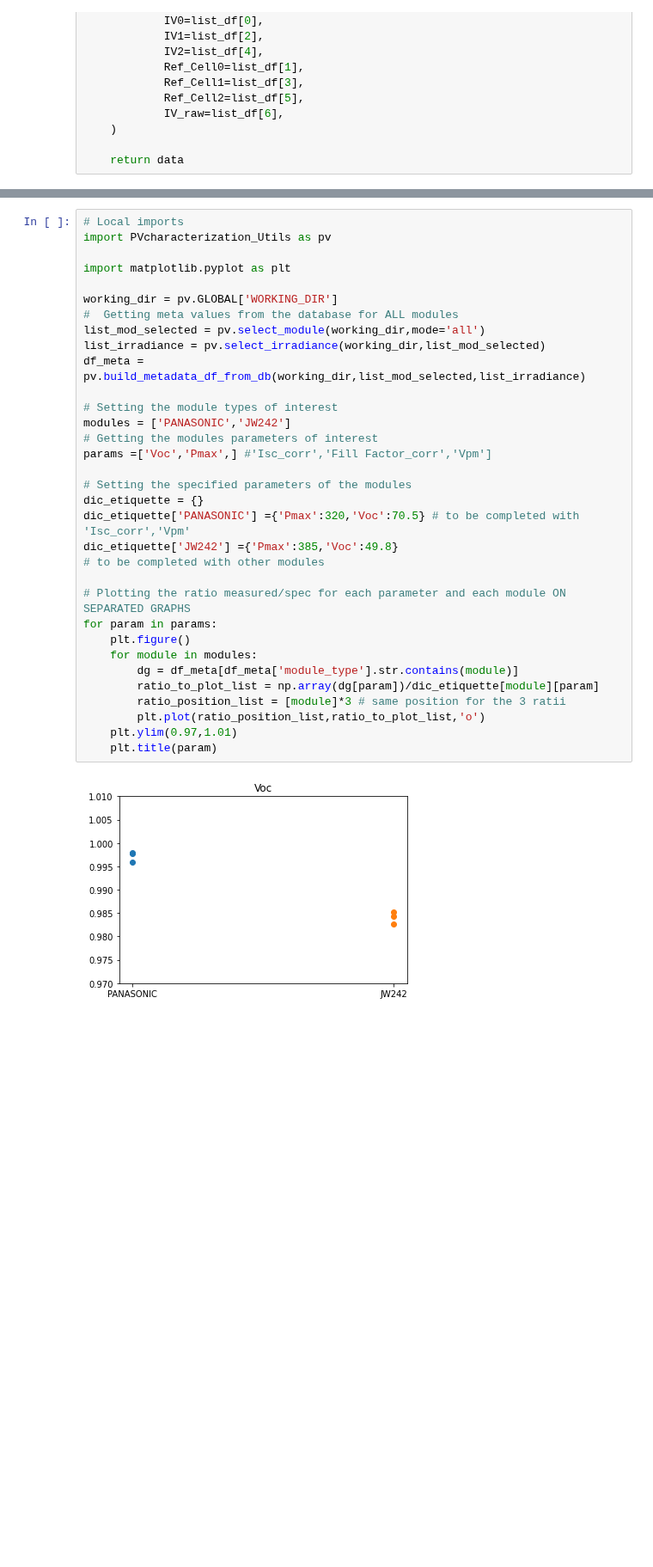
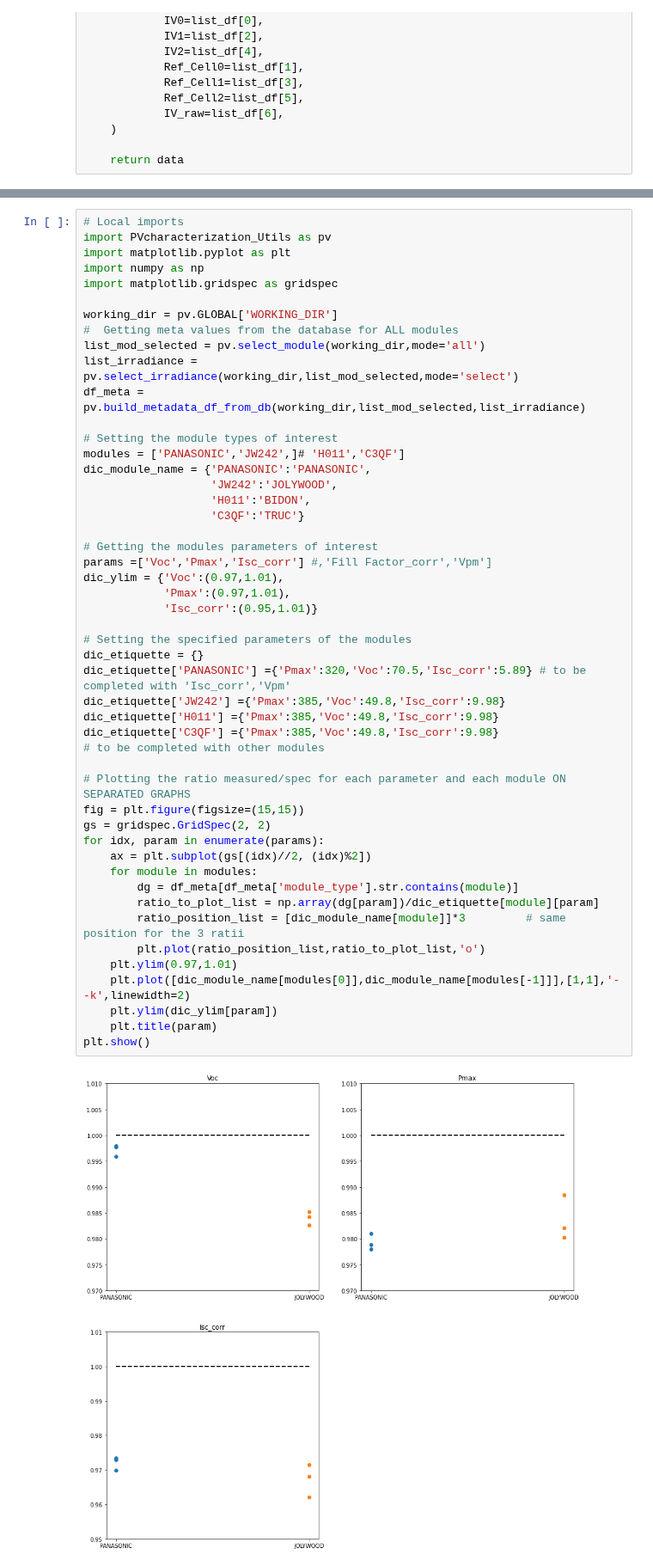
Before and after one commit to Bertin-fap/PVcharacterization, a Jupyter notebook: Module_aging.ipynb, the cells around one changed output, grey strips where cells are left out. Shown at 86% size. Cells and saved outputs as stored; diff of their text form; blank space fills up the shorter version.

Commit message:
added etiquette plotting and image cropping and Hough transform

```diff
--- a/Module_aging.ipynb
+++ b/Module_aging.ipynb
@@ -1149,35 +1163,51 @@ JALON2020-SW#05_1000W_T3.csv
 # %%
 # Local imports
 import PVcharacterization_Utils as pv
-
 import matplotlib.pyplot as plt
+import numpy as np
+import matplotlib.gridspec as gridspec
 
 working_dir = pv.GLOBAL['WORKING_DIR']
 #  Getting meta values from the database for ALL modules
 list_mod_selected = pv.select_module(working_dir,mode='all')
-list_irradiance = pv.select_irradiance(working_dir,list_mod_selected)
+list_irradiance = pv.select_irradiance(working_dir,list_mod_selected,mode='select')
 df_meta = pv.build_metadata_df_from_db(working_dir,list_mod_selected,list_irradiance)
 
 # Setting the module types of interest
-modules = ['PANASONIC','JW242']
+modules = ['PANASONIC','JW242',]# 'H011','C3QF']
+dic_module_name = {'PANASONIC':'PANASONIC',
+                   'JW242':'JOLYWOOD',
+                   'H011':'BIDON',
+                   'C3QF':'TRUC'}
+
 # Getting the modules parameters of interest
-params =['Voc','Pmax',] #'Isc_corr','Fill Factor_corr','Vpm']
+params =['Voc','Pmax','Isc_corr'] #,'Fill Factor_corr','Vpm']
+dic_ylim = {'Voc':(0.97,1.01),
+            'Pmax':(0.97,1.01),
+            'Isc_corr':(0.95,1.01)}
 
 # Setting the specified parameters of the modules
 dic_etiquette = {}
-dic_etiquette['PANASONIC'] ={'Pmax':320,'Voc':70.5} # to be completed with 'Isc_corr','Vpm'
-dic_etiquette['JW242'] ={'Pmax':385,'Voc':49.8}
+dic_etiquette['PANASONIC'] ={'Pmax':320,'Voc':70.5,'Isc_corr':5.89} # to be completed with 'Isc_corr','Vpm'
+dic_etiquette['JW242'] ={'Pmax':385,'Voc':49.8,'Isc_corr':9.98}
+dic_etiquette['H011'] ={'Pmax':385,'Voc':49.8,'Isc_corr':9.98}
+dic_etiquette['C3QF'] ={'Pmax':385,'Voc':49.8,'Isc_corr':9.98}
 # to be completed with other modules
 
 # Plotting the ratio measured/spec for each parameter and each module ON SEPARATED GRAPHS
-for param in params:
-    plt.figure()
+fig = plt.figure(figsize=(15,15))
+gs = gridspec.GridSpec(2, 2)
+for idx, param in enumerate(params):
+    ax = plt.subplot(gs[(idx)//2, (idx)%2])
     for module in modules:
         dg = df_meta[df_meta['module_type'].str.contains(module)]
         ratio_to_plot_list = np.array(dg[param])/dic_etiquette[module][param]
-        ratio_position_list = [module]*3 # same position for the 3 ratii
+        ratio_position_list = [dic_module_name[module]]*3         # same position for the 3 ratii
         plt.plot(ratio_position_list,ratio_to_plot_list,'o')
     plt.ylim(0.97,1.01)
+    plt.plot([dic_module_name[modules[0]],dic_module_name[modules[-1]]],[1,1],'--k',linewidth=2)
+    plt.ylim(dic_ylim[param])
     plt.title(param)
+plt.show()
 # %% [output]
-[figure, old version]
+[figure, new version]
```
Also changed, not shown: parts of 4 cells of this notebook, 2 other files.
